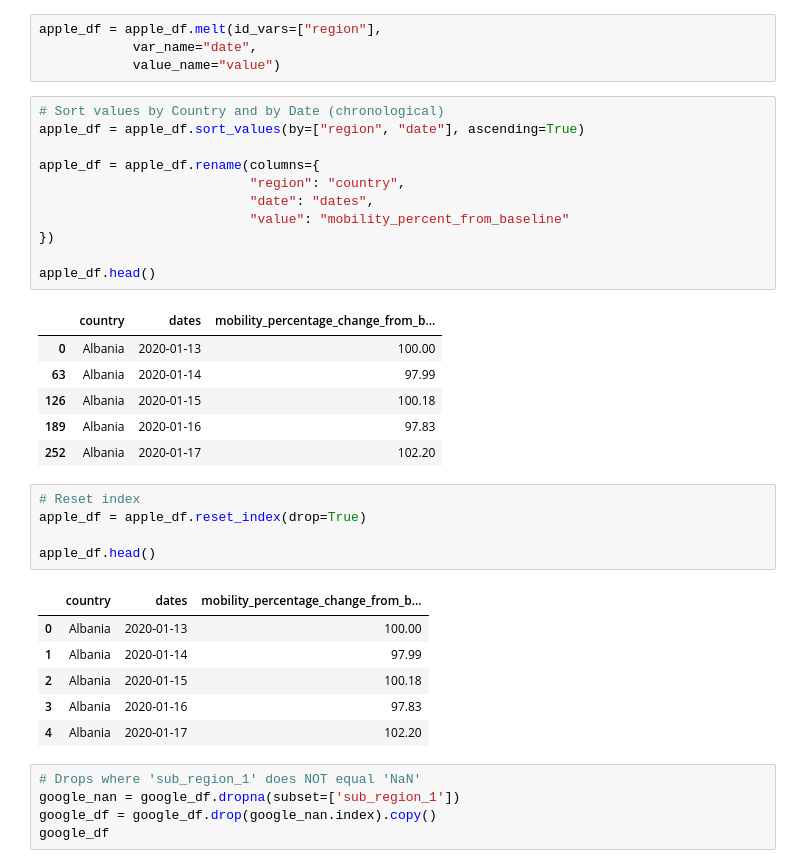
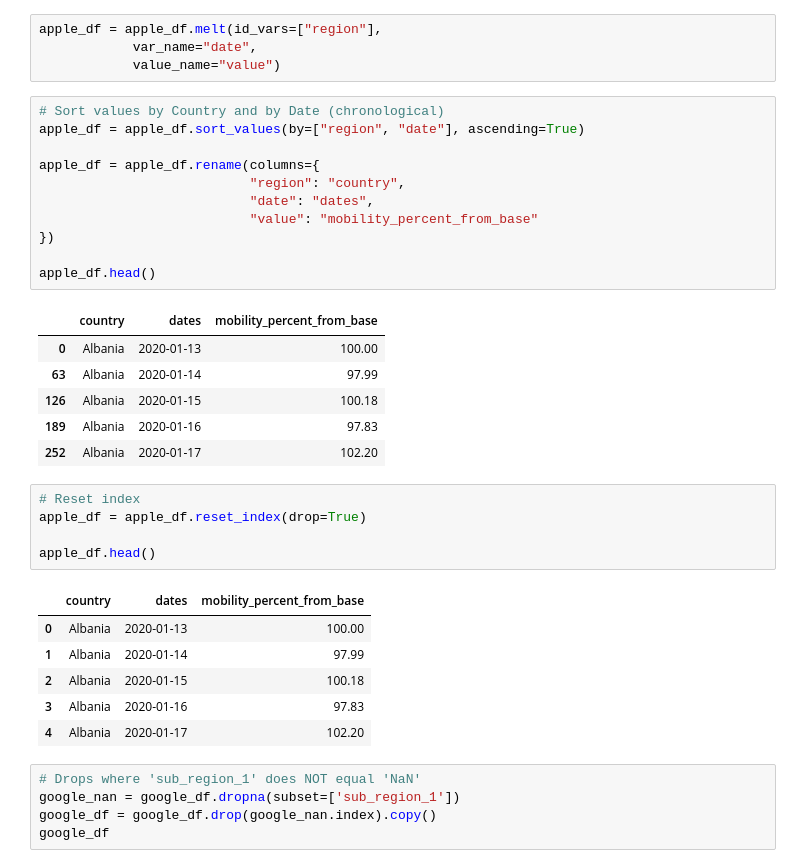
Before and after one commit to travis-tyler/ETL-COVID-Mobility, a Jupyter notebook: Code/COVID_Mobility.ipynb, the cells around one changed output. Drawn from its saved outputs; the diff is of its cells as text.

```diff
--- a/Code/COVID_Mobility.ipynb
+++ b/Code/COVID_Mobility.ipynb
@@ -33,16 +33,16 @@ apple_df = apple_df.melt(id_vars=["region"],
 # %%
 # Sort values by Country and by Date (chronological)
 apple_df = apple_df.sort_values(by=["region", "date"], ascending=True)
 
 apple_df = apple_df.rename(columns={
                            "region": "country",
                            "date": "dates",
-                           "value": "mobility_percent_from_baseline"
+                           "value": "mobility_percent_from_base"
 })
 
 apple_df.head()
 # %% [output]
-|  | country | dates | mobility_percentage_change_from_b... |
+|  | country | dates | mobility_percent_from_base |
 | 0 | Albania | 2020-01-13 | 100.00 |
 | 63 | Albania | 2020-01-14 | 97.99 |
 | 126 | Albania | 2020-01-15 | 100.18 |
@@ -54,7 +54,7 @@ apple_df = apple_df.reset_index(drop=True)
 
 apple_df.head()
 # %% [output]
-|  | country | dates | mobility_percentage_change_from_b... |
+|  | country | dates | mobility_percent_from_base |
 | 0 | Albania | 2020-01-13 | 100.00 |
 | 1 | Albania | 2020-01-14 | 97.99 |
 | 2 | Albania | 2020-01-15 | 100.18 |
```
Also changed, not shown: parts of 4 cells of this notebook.
